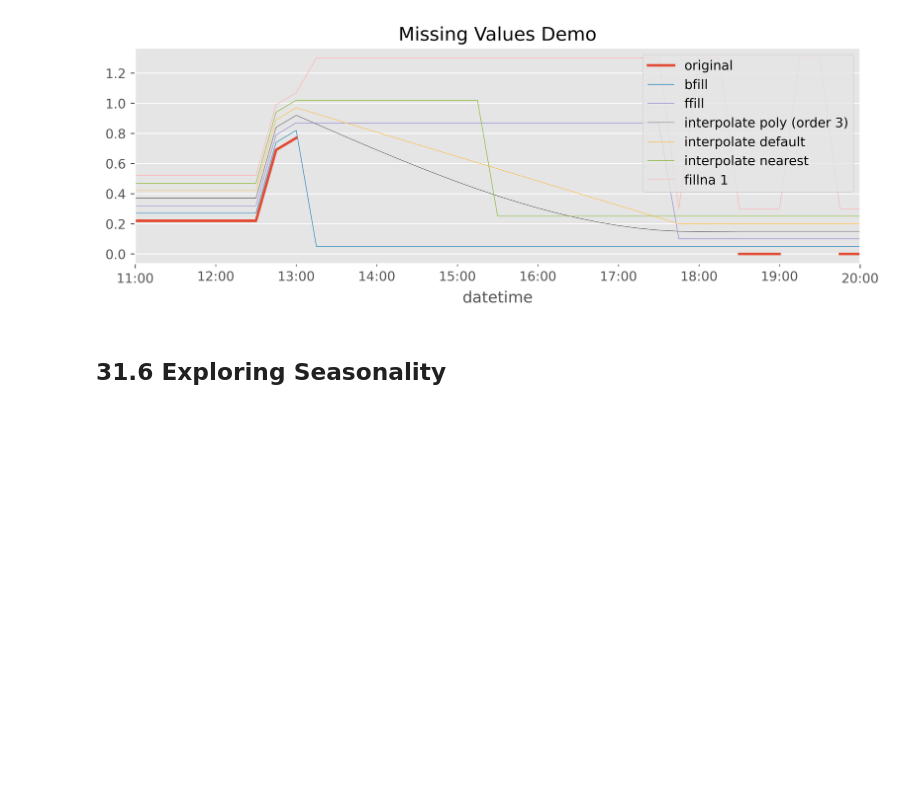
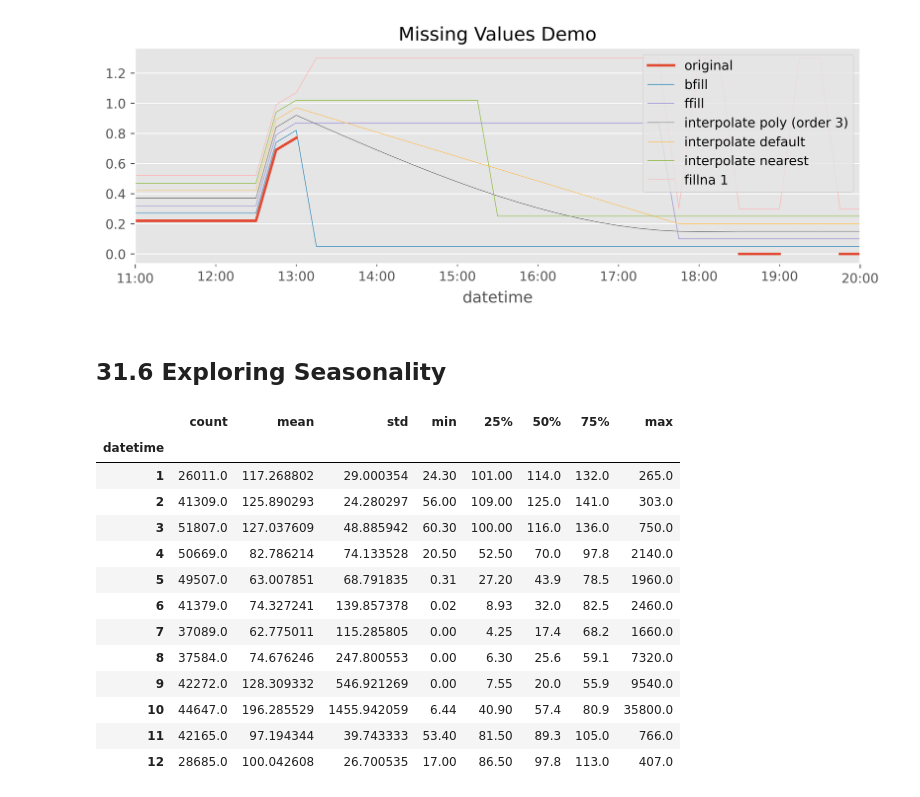
Before and after one commit to pydatawrangler/eda_ref, a Jupyter notebook: book-effective-pandas/effective_pandas_12_chap31.ipynb, the cells around one changed output. Saved outputs shown, nothing was run; the diff lists cells and outputs as text; code cells hidden in the pictures; blank space fills up the shorter version.

```diff
--- a/book-effective-pandas/effective_pandas_12_chap31.ipynb
+++ b/book-effective-pandas/effective_pandas_12_chap31.ipynb
@@ -264,0 +264,21 @@ Text(0.5, 1.0, 'Missing Values Demo')
+# %%
+(dd
+.groupby(dd.index.month)
+.cfs
+.describe()
+)
+# %% [output]
+|  | count | mean | std | min | 25% | 50% | 75% | max |
+| datetime |  |  |  |  |  |  |  |  |
+| 1 | 26011.0 | 117.268802 | 29.000354 | 24.30 | 101.00 | 114.0 | 132.0 | 265.0 |
+| 2 | 41309.0 | 125.890293 | 24.280297 | 56.00 | 109.00 | 125.0 | 141.0 | 303.0 |
+| 3 | 51807.0 | 127.037609 | 48.885942 | 60.30 | 100.00 | 116.0 | 136.0 | 750.0 |
+| 4 | 50669.0 | 82.786214 | 74.133528 | 20.50 | 52.50 | 70.0 | 97.8 | 2140.0 |
+| 5 | 49507.0 | 63.007851 | 68.791835 | 0.31 | 27.20 | 43.9 | 78.5 | 1960.0 |
+| 6 | 41379.0 | 74.327241 | 139.857378 | 0.02 | 8.93 | 32.0 | 82.5 | 2460.0 |
+| 7 | 37089.0 | 62.775011 | 115.285805 | 0.00 | 4.25 | 17.4 | 68.2 | 1660.0 |
+| 8 | 37584.0 | 74.676246 | 247.800553 | 0.00 | 6.30 | 25.6 | 59.1 | 7320.0 |
+| 9 | 42272.0 | 128.309332 | 546.921269 | 0.00 | 7.55 | 20.0 | 55.9 | 9540.0 |
+| 10 | 44647.0 | 196.285529 | 1455.942059 | 6.44 | 40.90 | 57.4 | 80.9 | 35800.0 |
+| 11 | 42165.0 | 97.194344 | 39.743333 | 53.40 | 81.50 | 89.3 | 105.0 | 766.0 |
+| 12 | 28685.0 | 100.042608 | 26.700535 | 17.00 | 86.50 | 97.8 | 113.0 | 407.0 |
```
Also changed, not shown: parts of 21 cells of this notebook.
